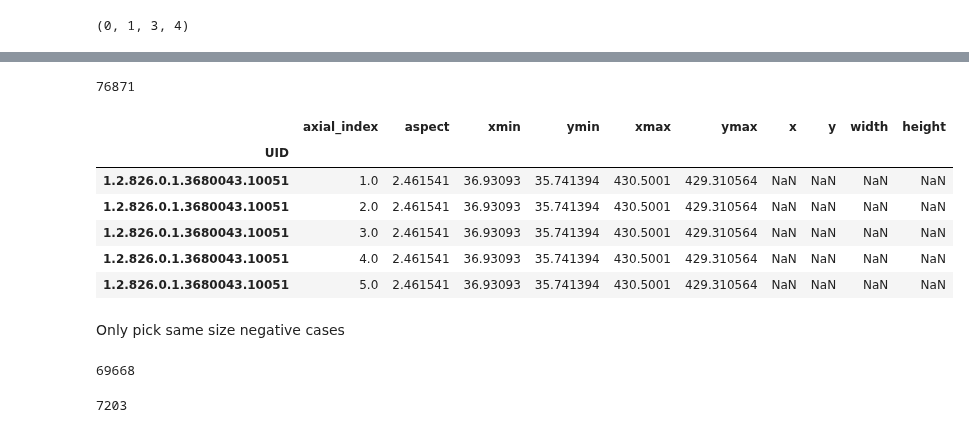
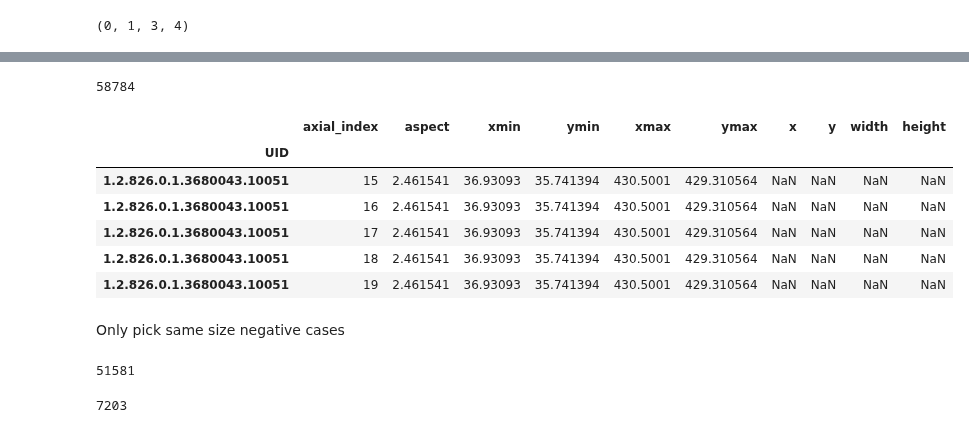
Before and after one commit to ghty011/cervical_spine, a Jupyter notebook: final/train_axial_detection.ipynb, the cells around one changed output, grey strips where cells are left out. Saved outputs shown, nothing was run; the diff lists cells and outputs as text; code cells hidden in the pictures.

```diff
--- a/final/train_axial_detection.ipynb
+++ b/final/train_axial_detection.ipynb
@@ -93,7 +93,7 @@ device
 DATA_DIR = "/root/autodl-tmp/cervical_spine/"
 IMAGES_DIR = os.path.join(DATA_DIR, 'train_axial_images_jpeg95')
 # %%
-bbox_df = pd.read_csv(os.path.join(DATA_DIR, 'bbox_clean.csv')).set_index('StudyInstanceUID')
+bbox_df = pd.read_csv(os.path.join(DATA_DIR, 'bbox_clean.csv')).set_index('UID')
 print(len(bbox_df))
 bbox_df.head()
 # %% [output]
@@ -168,3 +168,9 @@ def square_crop_position(crop_box, image_size=512):
 square_crop_position([0, 1, 2, 4], image_size=5)
 # %% [output]
 (0, 1, 3, 4)
+# %%
+sagittal_boundary_df = pd.read_csv(os.path.join(DATA_DIR,'infer_sagittal_boundary.csv')).set_index('UID')
+sagittal_boundary_df['ymax'] = sagittal_boundary_df[['height','ymax']].min(axis=1)
+sagittal_boundary_df['xmax'] = sagittal_boundary_df[['width','xmax']].min(axis=1)
+print(len(sagittal_boundary_df))
+sagittal_boundary_df.head()
@@ -174,48 +200,53 @@ total_df = pd.DataFrame()
 for i in tqdm(range(len(bbox_boundary_df))):
     boundary_s = bbox_boundary_df.iloc[i]
     patient_bbox = bbox_df.loc[boundary_s.name]
 
-    new_df = bbox_boundary_df.loc[[boundary_s.name] * (int(patient_bbox.iloc[0].num_slices) - 2)]
+    aspect = boundary_s.aspect
+    # print(aspect)
+    sagittal_boundary_s = sagittal_boundary_df.loc[boundary_s.name, ['ymin', 'ymax']]
+    start_index = int(sagittal_boundary_s.ymin / aspect)
+    end_index = int(sagittal_boundary_s.ymax / aspect)
+    new_df = bbox_boundary_df.loc[[boundary_s.name] * (end_index - start_index - 3)]
 
     # print(len(new_df))
     new_df[['xmin','ymin','xmax','ymax']] = square_crop_position(boundary_s[['xmin','ymin','xmax','ymax']].values)
     # print(len(new_df))
-    new_df['axial_index'] = np.arange(1, patient_bbox.iloc[0].num_slices - 1)
+    new_df['axial_index'] = np.arange(start_index + 2, end_index-1)
 
 
     new_df = new_df.reset_index().set_index('axial_index')
     # print(len(new_df))
     for j in range(len(patient_bbox)):
         bbox_s = patient_bbox.iloc[j]
         # print(int(bbox_s.axial_index))
         new_df.loc[int(bbox_s.axial_index), 'x'] = bbox_s['x']
         new_df.loc[int(bbox_s.axial_index), 'y'] = bbox_s['y']
         new_df.loc[int(bbox_s.axial_index), 'width'] = bbox_s['width']
         new_df.loc[int(bbox_s.axial_index), 'height'] = bbox_s['height']
 
     new_df = new_df.reset_index().set_index('UID')
     total_df = pd.concat((total_df, new_df))
 
 # df = df.replace(np.nan,0)
 
 print(len(total_df))
 total_df.head()
 # %% [output]
-76871
+58784
 |  | axial_index | aspect | xmin | ymin | xmax | ymax | x | y | width | height |
 | UID |  |  |  |  |  |  |  |  |  |  |
-| 1.2.826.0.1.3680043.10051 | 1.0 | 2.461541 | 36.93093 | 35.741394 | 430.5001 | 429.310564 | NaN | NaN | NaN | NaN |
-| 1.2.826.0.1.3680043.10051 | 2.0 | 2.461541 | 36.93093 | 35.741394 | 430.5001 | 429.310564 | NaN | NaN | NaN | NaN |
-| 1.2.826.0.1.3680043.10051 | 3.0 | 2.461541 | 36.93093 | 35.741394 | 430.5001 | 429.310564 | NaN | NaN | NaN | NaN |
-| 1.2.826.0.1.3680043.10051 | 4.0 | 2.461541 | 36.93093 | 35.741394 | 430.5001 | 429.310564 | NaN | NaN | NaN | NaN |
-| 1.2.826.0.1.3680043.10051 | 5.0 | 2.461541 | 36.93093 | 35.741394 | 430.5001 | 429.310564 | NaN | NaN | NaN | NaN |
+| 1.2.826.0.1.3680043.10051 | 15 | 2.461541 | 36.93093 | 35.741394 | 430.5001 | 429.310564 | NaN | NaN | NaN | NaN |
+| 1.2.826.0.1.3680043.10051 | 16 | 2.461541 | 36.93093 | 35.741394 | 430.5001 | 429.310564 | NaN | NaN | NaN | NaN |
+| 1.2.826.0.1.3680043.10051 | 17 | 2.461541 | 36.93093 | 35.741394 | 430.5001 | 429.310564 | NaN | NaN | NaN | NaN |
+| 1.2.826.0.1.3680043.10051 | 18 | 2.461541 | 36.93093 | 35.741394 | 430.5001 | 429.310564 | NaN | NaN | NaN | NaN |
+| 1.2.826.0.1.3680043.10051 | 19 | 2.461541 | 36.93093 | 35.741394 | 430.5001 | 429.310564 | NaN | NaN | NaN | NaN |
 # %% [markdown]
 Only pick same size negative cases
 # %%
 neg_count = len(total_df[total_df['x'].isna()])
 neg_count
 # %% [output]
-69668
+51581
 # %%
 pos_count = len(total_df[~total_df['x'].isna()])
 pos_count
```
Also changed, not shown: parts of 19 cells of this notebook, 7 other files.
